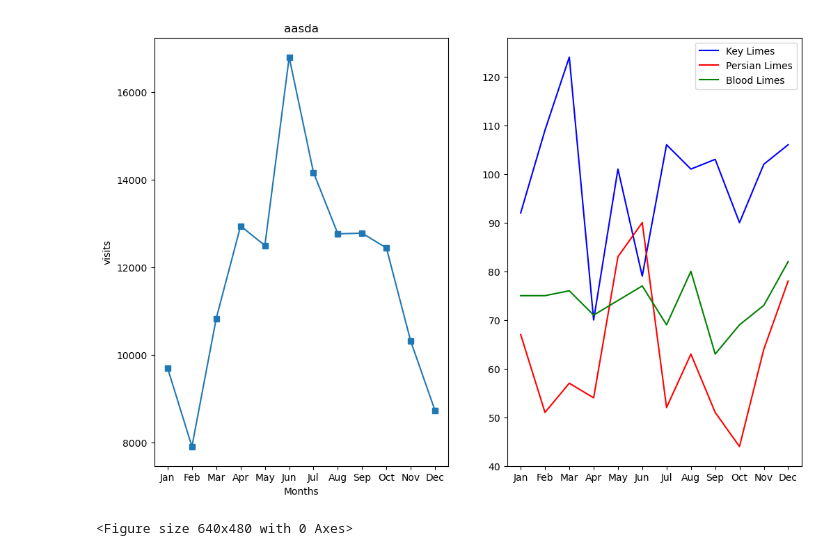
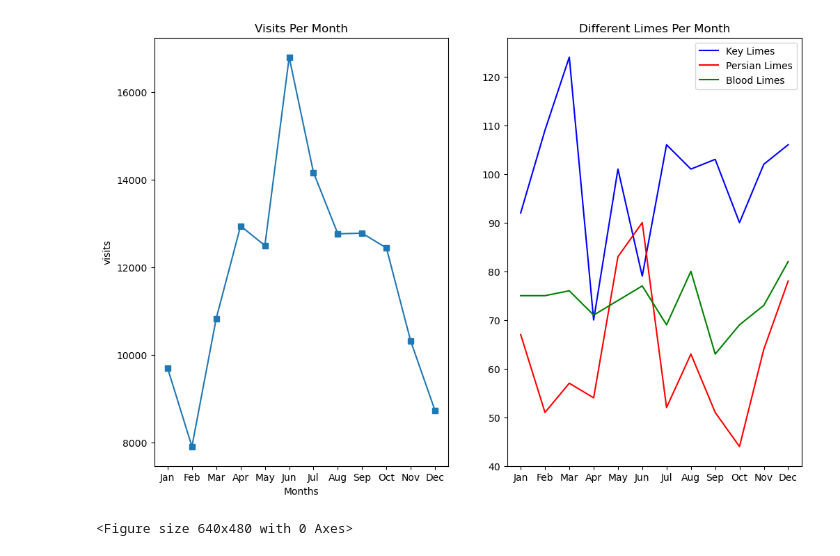
Before and after one commit to ayirtman/bi_analyst_portfolio, a Jupyter notebook: Matplotlib_Exercises/Sublime_Limes_Line_Graphs.ipynb, the cells around one changed output. Saved outputs shown, nothing was run; the diff lists cells and outputs as text; code cells hidden in the pictures.

Commit message:
Titles are changed

```diff
--- a/Matplotlib_Exercises/Sublime_Limes_Line_Graphs.ipynb
+++ b/Matplotlib_Exercises/Sublime_Limes_Line_Graphs.ipynb
@@ -6,33 +6,33 @@ months = ["Jan", "Feb", "Mar", "Apr", "May", "Jun", "Jul", "Aug", "Sep", "Oct",
 visits_per_month = [9695, 7909, 10831, 12942, 12495, 16794, 14161, 12762, 12777, 12439, 10309, 8724]
 
 # numbers of limes of different species sold each month
 key_limes_per_month = [92.0, 109.0, 124.0, 70.0, 101.0, 79.0, 106.0, 101.0, 103.0, 90.0, 102.0, 106.0]
 persian_limes_per_month = [67.0, 51.0, 57.0, 54.0, 83.0, 90.0, 52.0, 63.0, 51.0, 44.0, 64.0, 78.0]
 blood_limes_per_month = [75.0, 75.0, 76.0, 71.0, 74.0, 77.0, 69.0, 80.0, 63.0, 69.0, 73.0, 82.0]
 
 #I am going to make two charts in one figure, laid out side-by-side.
 #In other words, the figure will have one row and two columns, like this:
 plt.figure(figsize=(12,8))
 ax1 = plt.subplot(1,2,1)
 x_values = range(len(months))
 ax1.plot(x_values,visits_per_month, marker='s')
 plt.xlabel('Months')
 plt.ylabel('visits')
 ax1.set_xticks(x_values)
 ax1.set_xticklabels(months)
 plt.title('Visits Per Month')
 
 ax2 = plt.subplot(1,2,2)
 ax2.plot(x_values, key_limes_per_month, color='blue', label = 'Key Limes')
 ax2.plot(x_values, persian_limes_per_month, color='red', label = 'Persian Limes')
 ax2.plot(x_values, blood_limes_per_month, color='green', label = 'Blood Limes')
 ax2.legend()
 ax2.set_xticks(x_values)
 ax2.set_xticklabels(months)
-plt.title
+plt.title('Different Limes Per Month')
 
 plt.show()
 plt.clf()
 # %% [output]
-[figure, old version]
+[figure, new version]
 <Figure size 640x480 with 0 Axes>
```
